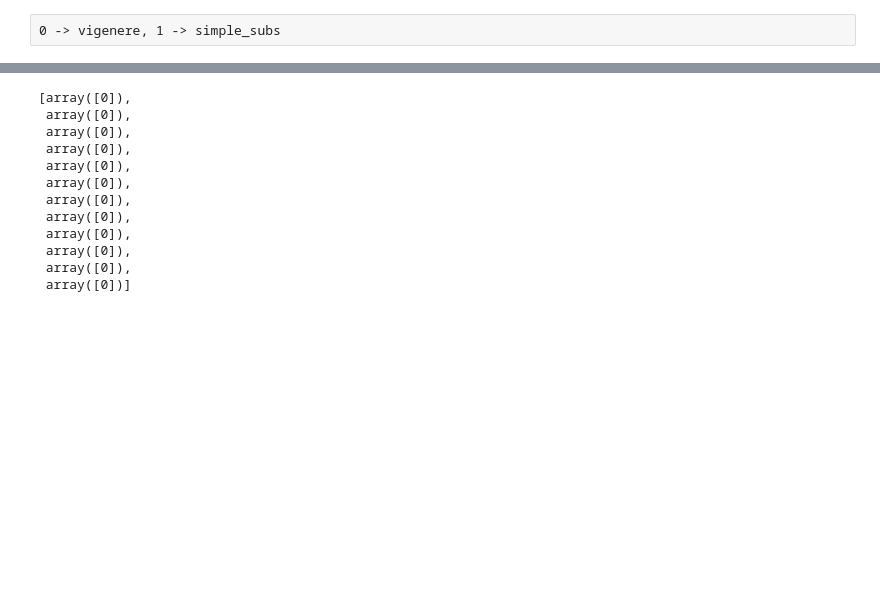
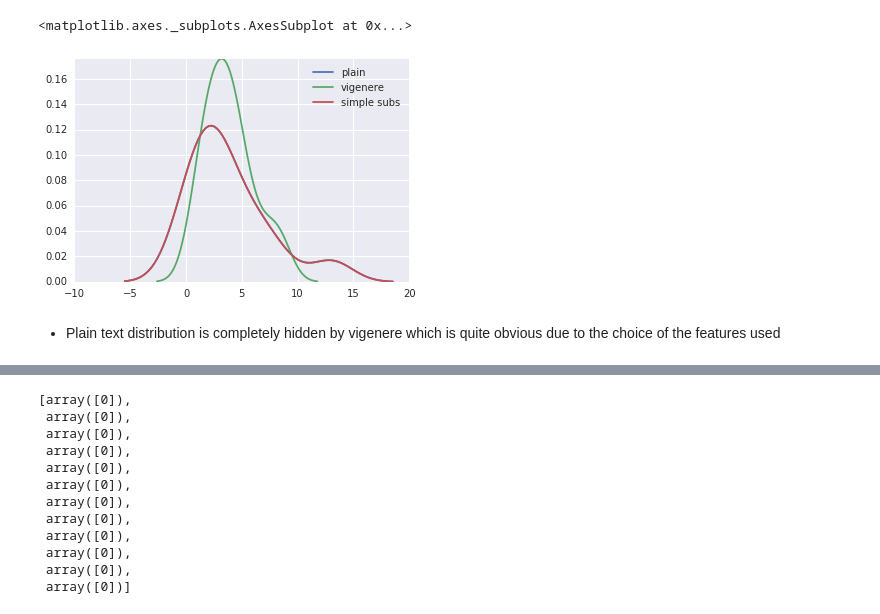
Before and after one commit to 4rshdeep/celestini, a Jupyter notebook: cryptosystem_identifier/cryptosystem_identifier.ipynb, the cells around one changed output, grey strips where cells are left out. Saved outputs shown, nothing was run; the diff lists cells and outputs as text; code cells hidden in the pictures; blank space fills up the shorter version.

Commit message:
crypto identifier done

```diff
--- a/cryptosystem_identifier/cryptosystem_identifier.ipynb
+++ b/cryptosystem_identifier/cryptosystem_identifier.ipynb
@@ -7,3 +10,8 @@ import collections
+# %%
+import encrypt
+import re
+import seaborn as sns
+sns.set(color_codes=True)
 # %%
 def getFrequencyOfText(inputText):
     d = collections.Counter(inputText)
@@ -22,6 +30,25 @@ N = 2000
 M = 26 # Number of features
 simple_sub = simple_sub[:N]
 vigenere = vigenere [:N]
+# %%
+plain_text = "IN CRYPTOGRAPHY A SUBSTITUTION CIPHER IS A METHOD OF ENCRYPTING BY WHICH UNITS OFPLAINTEXT ARE REPLACED WITH CIPHERTEXT ACCORDING TO A FIXED SYSTEM THE UNITSMAY BE SINGLE LETTERS THE MOST COMMONPAIRS OF LETTERS TRIPLETS OF LETTERS MIXTURES OF THE ABOVE AND SO FORTHTHE RECEIVER DECIPHERS THE TEXT BY PERFORMING THE INVERSE SUBSTITUTION"
+key = "VIGENERE"
+vigenere_text = encrypt.vigenere(key, plain_text)
+key = "THECOWSGMINFLDABJKPQRUVXYZ"
+simple_subs_text = encrypt.simple_subs(key, plain_text)
+# %%
+p = getFrequencyOfText(plain_text)
+v = getFrequencyOfText(vigenere_text)
+s = getFrequencyOfText(simple_subs_text)
+# %%
+sns.kdeplot(p, label = "plain")
+sns.kdeplot(v, label="vigenere")
+sns.kdeplot(s, label="simple subs")
+# %% [output]
+<matplotlib.axes._subplots.AxesSubplot at 0x...>
+[figure, added]
+# %% [markdown]
+* Plain text distribution is completely hidden by vigenere which is quite obvious due to the choice of the features used
 # %%
 def get_training_data():
     """ Returns
@@ -45,8 +72,6 @@ def get_training_data():
     y = np.eye(num_labels)[target]
 
     return x, y
-# %% [raw]
-0 -> vigenere, 1 -> simple_subs
 # %%
 RANDOM_SEED = 42
 tf.set_random_seed(RANDOM_SEED)
```
Also changed, not shown: parts of 16 cells of this notebook, 2 other files.
